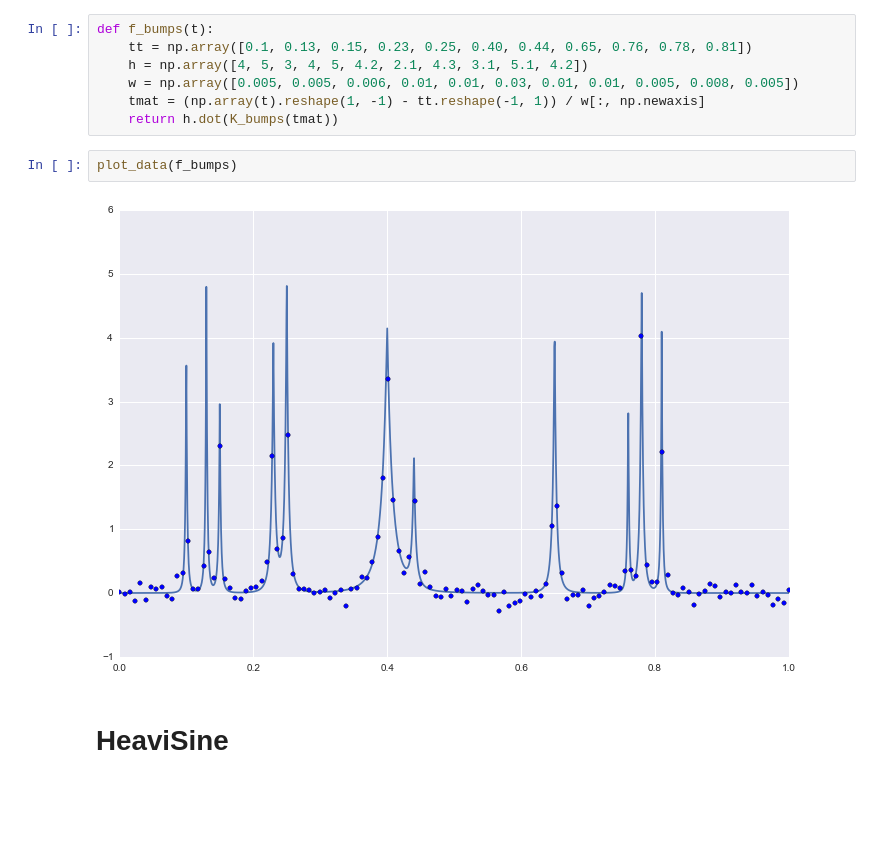
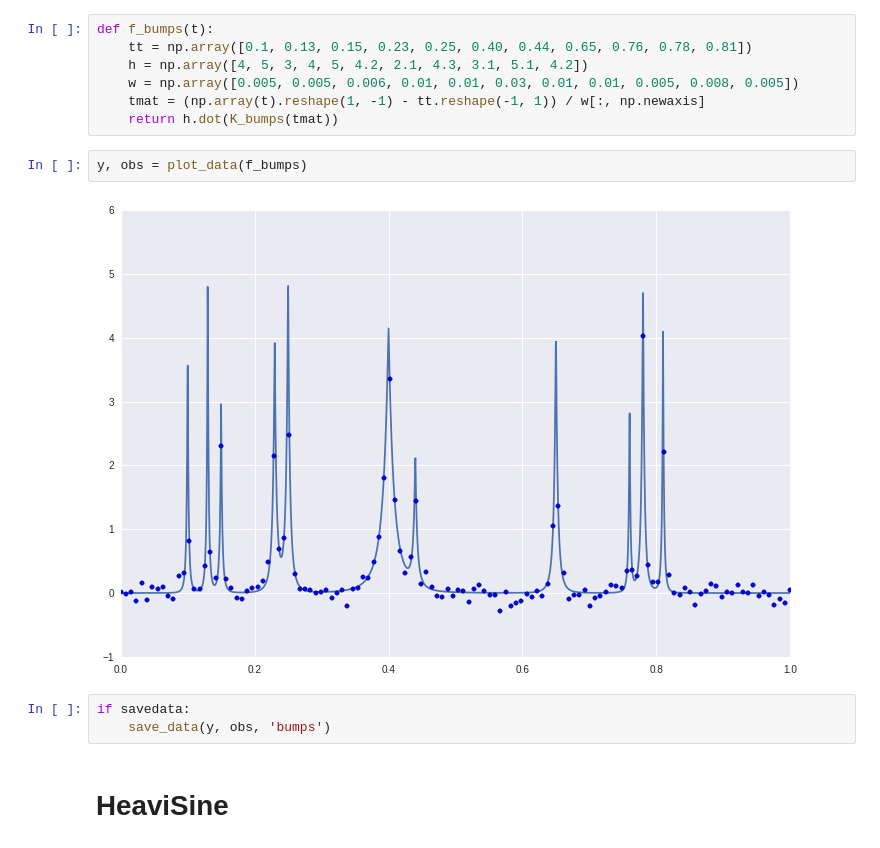
Before and after one commit to jmxpearson/laf, a Jupyter notebook: test_signals.ipynb, the cells around one changed output. Saved outputs shown, nothing was run; the diff lists cells and outputs as text; blank space fills up the shorter version.

```diff
--- a/test_signals.ipynb
+++ b/test_signals.ipynb
@@ -56,10 +71,13 @@ def f_bumps(t):
     w = np.array([0.005, 0.005, 0.006, 0.01, 0.01, 0.03, 0.01, 0.01, 0.005, 0.008, 0.005])
     tmat = (np.array(t).reshape(1, -1) - tt.reshape(-1, 1)) / w[:, np.newaxis]
     return h.dot(K_bumps(tmat))
-# %%
-plot_data(f_bumps)
-# %% [output]
-[figure, removed]
+# %%
+y, obs = plot_data(f_bumps)
+# %% [output]
+[figure, added]
+# %%
+if savedata:
+    save_data(y, obs, 'bumps')
 # %% [markdown]
 # HeaviSine
 # %%
```
Also changed, not shown: parts of 12 cells of this notebook, 1 other file.
